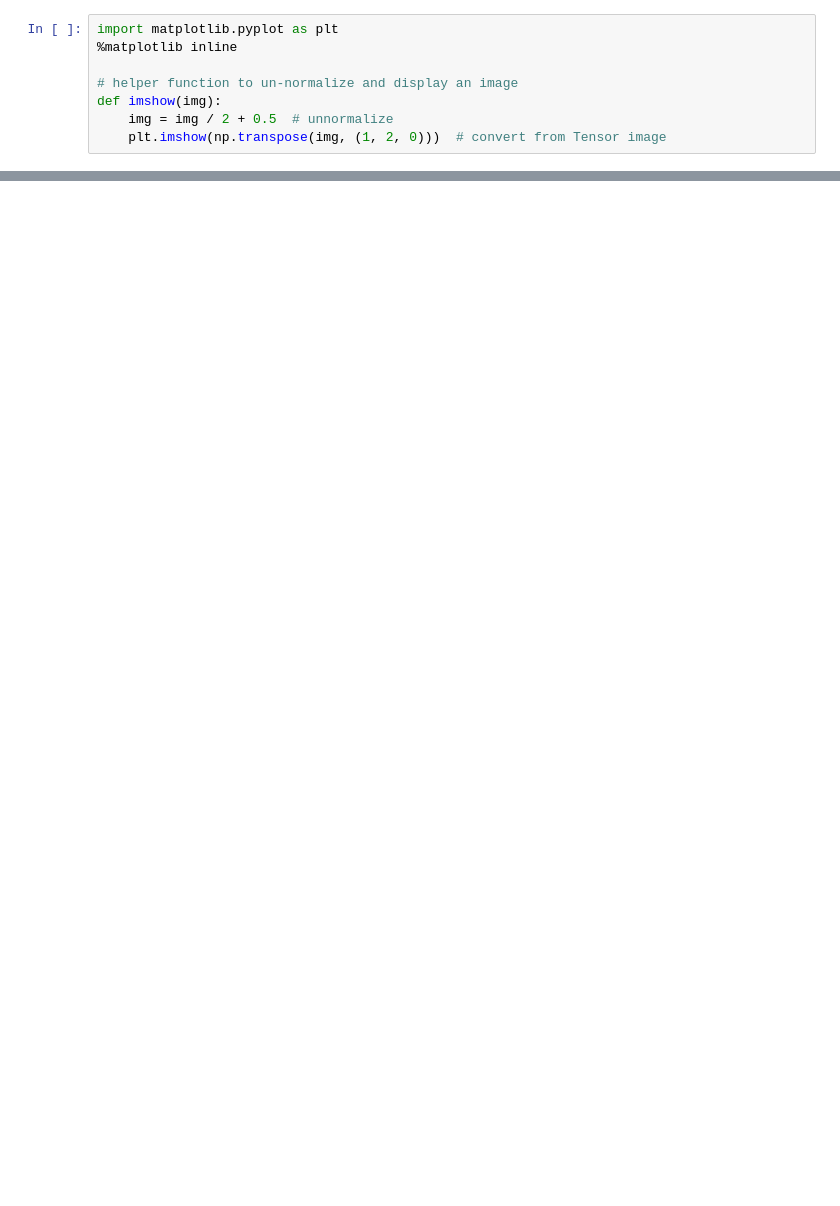
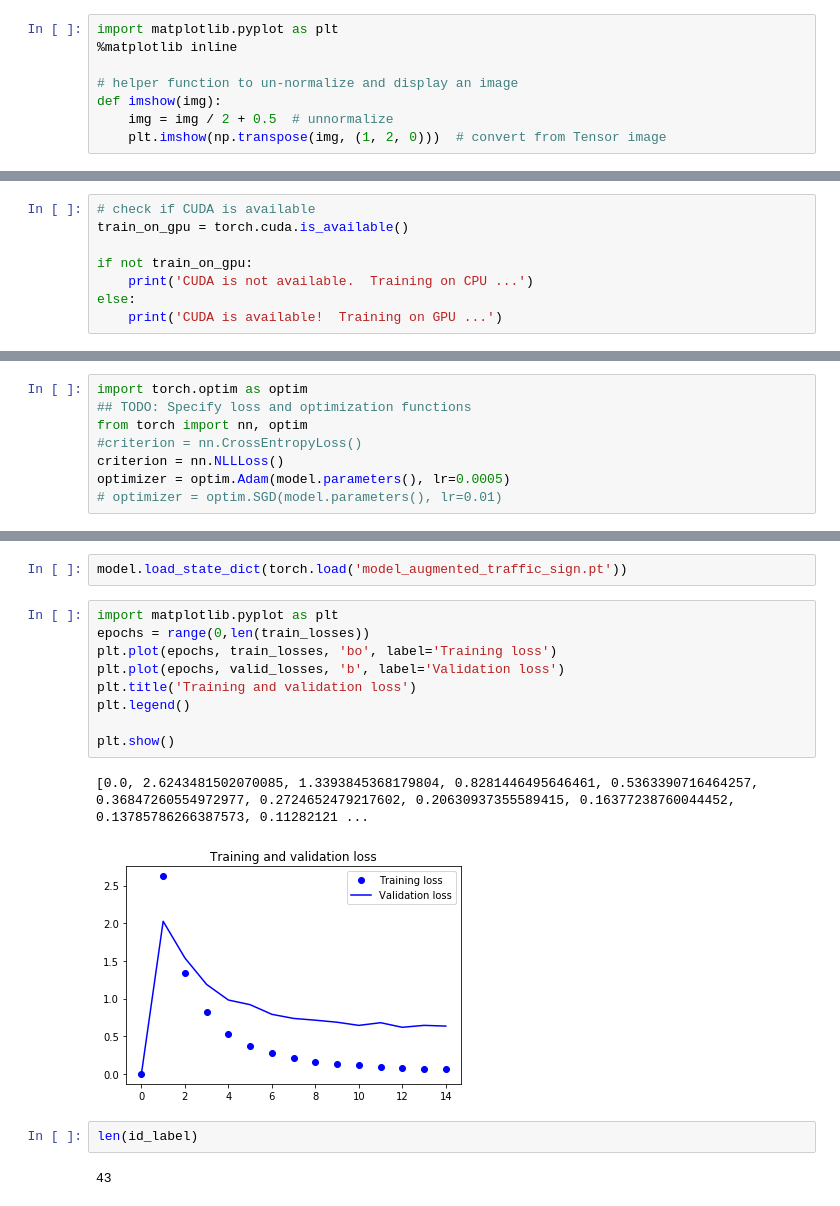
Before and after one commit to webserg/pythonML, a Jupyter notebook: pythonML/notebooks/Pytorch/Traffic sign CNN.ipynb, the cells around one changed output, grey strips where cells are left out. Saved outputs shown, nothing was run; the diff lists cells and outputs as text; blank space fills up the shorter version.

```diff
--- a/pythonML/notebooks/Pytorch/Traffic sign CNN.ipynb
+++ b/pythonML/notebooks/Pytorch/Traffic sign CNN.ipynb
@@ -236,0 +171,8 @@ for idx in np.arange(20):
+# %%
+# check if CUDA is available
+train_on_gpu = torch.cuda.is_available()
+
+if not train_on_gpu:
+    print('CUDA is not available.  Training on CPU ...')
+else:
+    print('CUDA is available!  Training on GPU ...')
@@ -236,0 +239,8 @@ for idx in np.arange(20):
+# %%
+import torch.optim as optim
+## TODO: Specify loss and optimization functions
+from torch import nn, optim
+#criterion = nn.CrossEntropyLoss()
+criterion = nn.NLLLoss()
+optimizer = optim.Adam(model.parameters(), lr=0.0005)
+# optimizer = optim.SGD(model.parameters(), lr=0.01)
@@ -236,0 +333,18 @@ for idx in np.arange(20):
+# %%
+model.load_state_dict(torch.load('model_augmented_traffic_sign.pt'))
+# %%
+import matplotlib.pyplot as plt
+epochs = range(0,len(train_losses))
+plt.plot(epochs, train_losses, 'bo', label='Training loss')
+plt.plot(epochs, valid_losses, 'b', label='Validation loss')
+plt.title('Training and validation loss')
+plt.legend()
+
+plt.show()
+# %% [output]
+[0.0, 2.6243481502070085, 1.3393845368179804, 0.8281446495646461, 0.5363390716464257, 0.36847260554972977, 0.2724652479217602, 0.20630937355589415, 0.16377238760044452, 0.13785786266387573, 0.11282121 ...
+[figure, added]
+# %%
+len(id_label)
+# %% [output]
+43
```
Also changed, not shown: parts of 25 cells of this notebook, 4 other files.
